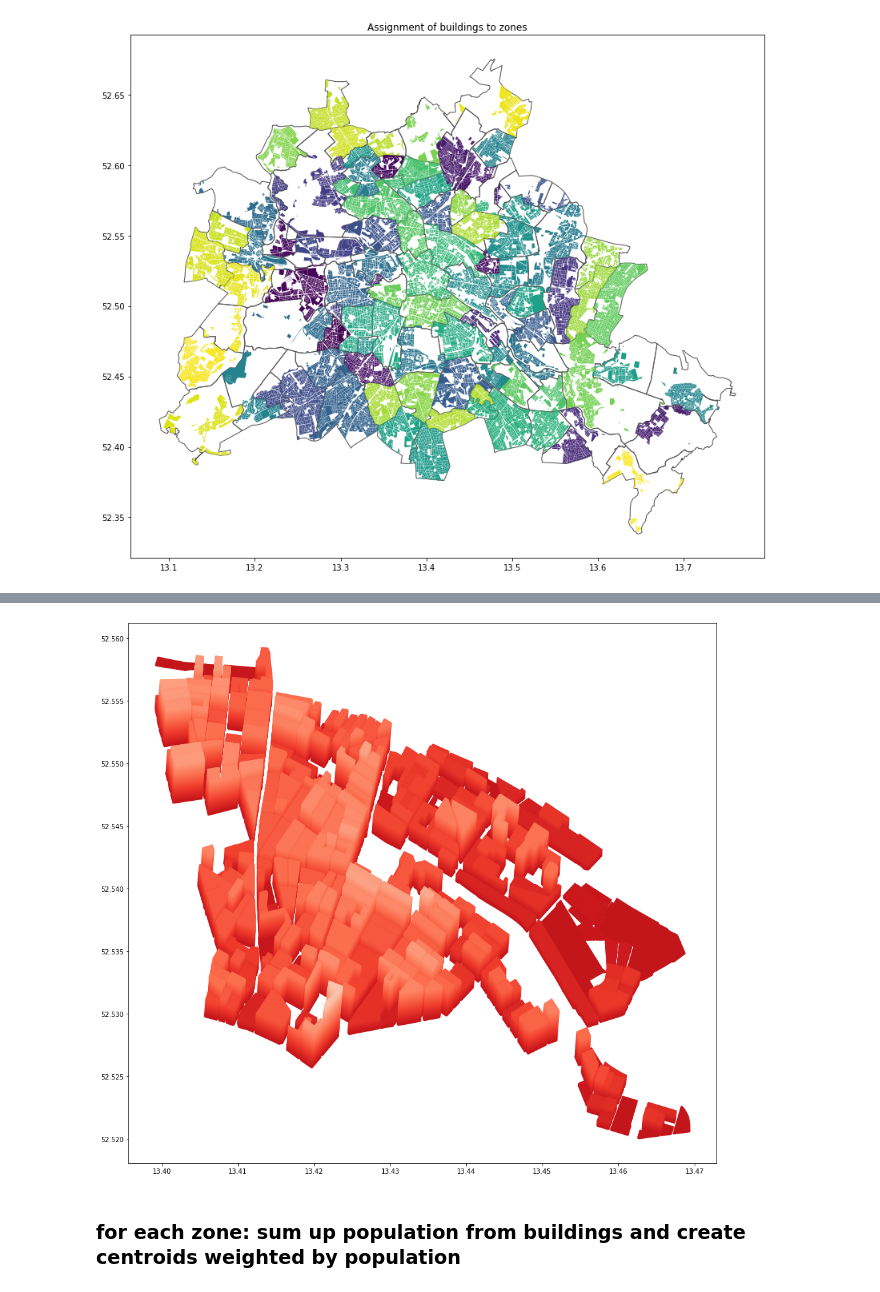
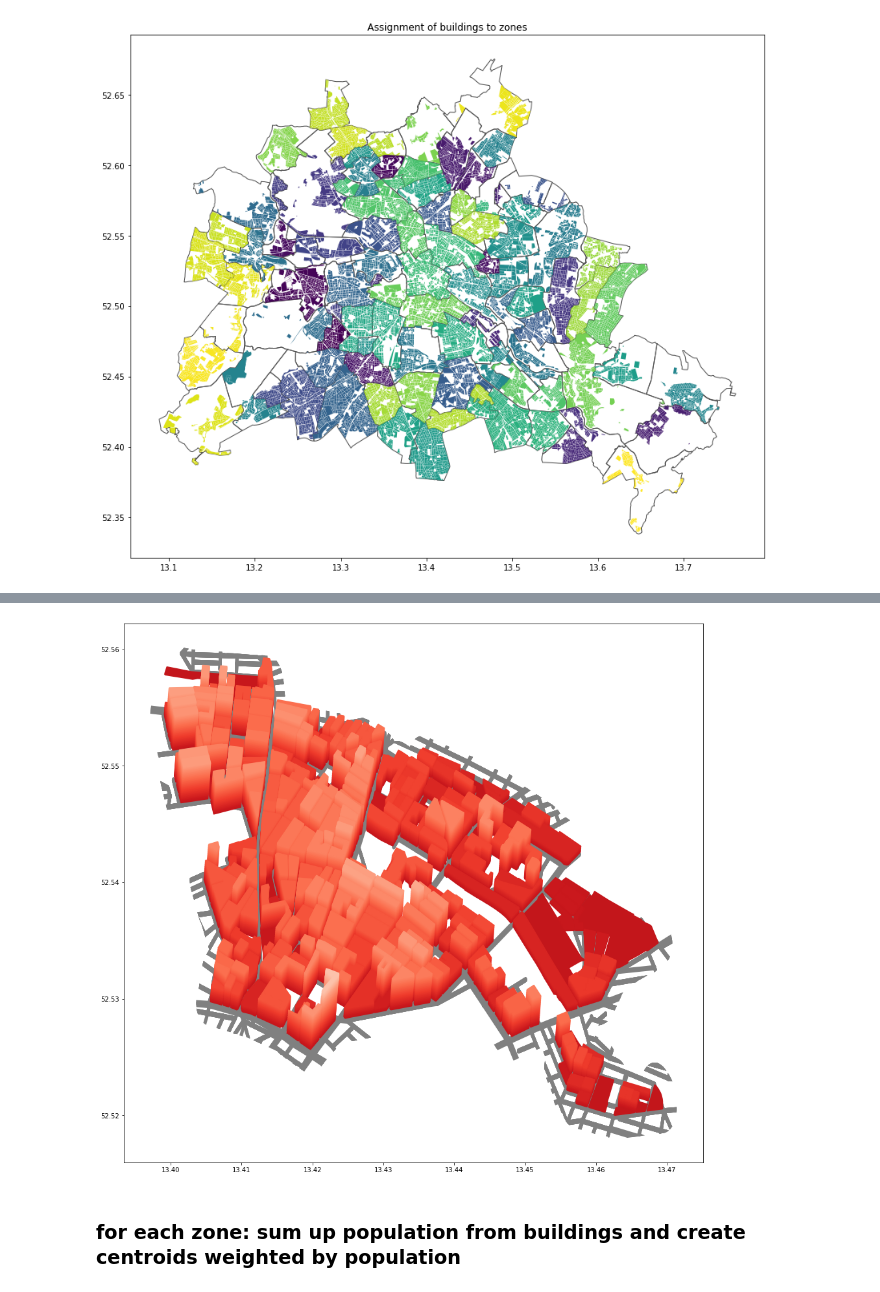
Before and after one commit to maximylius/quetzal_berlin, a Jupyter notebook: notebooks/best_version/101_p_create_zones.ipynb, the cells around one changed output, grey strips where cells are left out. Drawn from its saved outputs; the diff is of its cells as text; code cells hidden in the pictures.

```diff
--- a/notebooks/best_version/101_p_create_zones.ipynb
+++ b/notebooks/best_version/101_p_create_zones.ipynb
@@ -66,17 +51 @@ True
-# %%
-# change crs to Söldner CRS
-#crs_code = 3068
-# set to standard CRS for compatability with osmnx
-crs_code = 4326
-if not sm.zones.crs == crs_code:
-    sm.zones = sm.zones.to_crs(epsg = crs_code)
-# %%
-# sm.zones =
-from shapely.ops import unary_union
-sch = sm.zones['sch']
-dpls = list(sch[sch.duplicated()])
-for dpl in dpls:
-    sm.zones['geometry'][sch == dpl][0] = unary_union([x for x in sm.zones['geometry'][sch == dpl]])
-    blIndex = [True if not row == dpl or not dpl in list(sch.iloc[:n]) else False for n, row in enumerate(sch)]
-    sm.zones = sm.zones[blIndex]
 # %%
@@ -135,11 +107,18 @@ Text(0.5, 1.0, 'Assignment of buildings to zones')
 # some map art
 
 from shapely.affinity import translate
+from shapely.ops import unary_union
 import time
 sf = ["Prenzlauer Berg"]#["Pankow", "Prenzlauer Berg", "Mitte"]
 spb = buildings[buildings["zone"].isin(sm.zones.index[sm.zones["nam"].isin(sf)])]
+bspb = unary_union(list(spb.geometry.apply(lambda g: g.buffer(0.002))))
+bspb = Polygon(bspb.exterior.coords)
+
 fig, ax = plt.subplots(figsize = (16,16))
 t0 = time.time()
+
+sm.road_links.geometry[list(sm.road_links.intersects(bspb))].apply(lambda g: g.buffer(0.00022).intersection(bspb)).plot(ax=ax, color ="grey")
+
 
 maxHeight = max(spb["ew_ha_2020"])
 
@@ -158,4 +137,4 @@ for i in range(0,nSteps):
-[figure, old version]
+[figure, new version]
 # %% [markdown]
 ### for each zone: sum up population from buildings and create centroids weighted by population
 # %%
```
Also changed, not shown: parts of 11 cells of this notebook, 1 other file.
